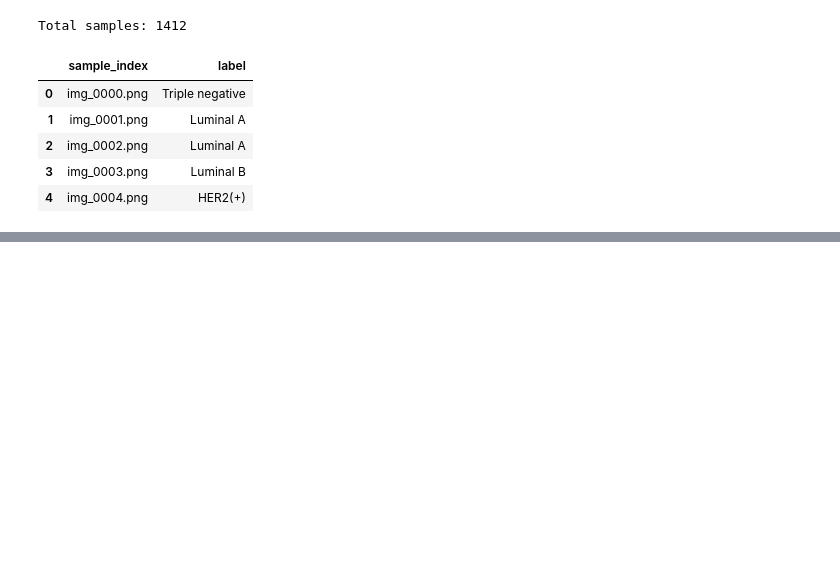
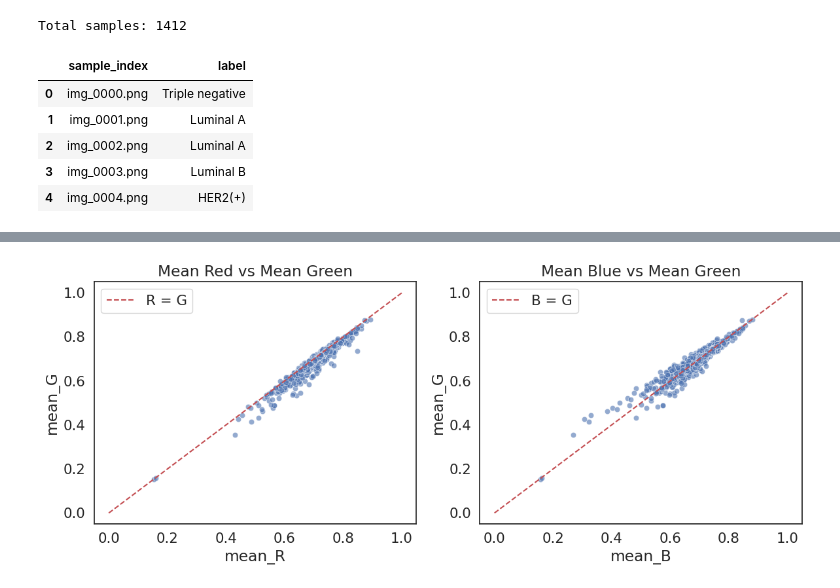
Before and after one commit to SimonePioBottaro/an2dl-challenge-2, a Jupyter notebook: dataset_cleaning.ipynb, the cells around one changed output, grey strips where cells are left out. Saved outputs shown, nothing was run; the diff lists cells and outputs as text; code cells hidden in the pictures; blank space fills up the shorter version.

```diff
--- a/dataset_cleaning.ipynb
+++ b/dataset_cleaning.ipynb
@@ -205,7 +208,7 @@ IMAGENET_MEAN = [0.485, 0.456, 0.406]
 IMAGENET_STD = [0.229, 0.224, 0.225]
 
 LABEL_MAP = {"Luminal A": 0, "Luminal B": 1, "HER2(+)": 2, "Triple negative": 3}
-IMG_RESIZE = (224, 224)
+IMG_RESIZE = (128, 128)
 input_shape = (3, *IMG_RESIZE)
 num_classes = len(LABEL_MAP)
 
@@ -412,25 +393,0 @@ Name: count, dtype: int64
-# %%
-# Image Dimension Analysis
-sizes = []
-# We'll check a subset to be fast, or all if small enough. 2366 is small enough.
-print("Analyzing image dimensions...")
-for idx, row in full_df.iterrows():
-    img_path = os.path.join(train_set_dir, row['sample_index'])
-    try:
-        with Image.open(img_path) as img:
-            sizes.append(img.size)
-    except Exception as e:
-        print(f"Error reading {img_path}: {e}")
-
-sizes_df = pd.DataFrame(sizes, columns=['Width', 'Height'])
-
-plt.figure(figsize=(10, 6))
-sns.scatterplot(data=sizes_df, x='Width', y='Height', alpha=0.5)
-plt.title("Image Dimensions Distribution")
-plt.xlabel("Width (px)")
-plt.ylabel("Height (px)")
-plt.grid(True, alpha=0.3)
-plt.show()
-
-print("Dimension Statistics:")
-print(sizes_df.describe())
@@ -517,0 +497,20 @@ visualize_masks(full_df)
+# %%
+# Visualize the relationship between Mean Red and Mean Green to spot outliers
+plt.figure(figsize=(12, 5))
+
+plt.subplot(1, 2, 1)
+sns.scatterplot(data=channel_stats_df, x="mean_R", y="mean_G", alpha=0.6)
+plt.title("Mean Red vs Mean Green")
+plt.plot([0, 1], [0, 1], 'r--', label="R = G")
+plt.legend()
+
+plt.subplot(1, 2, 2)
+sns.scatterplot(data=channel_stats_df, x="mean_B", y="mean_G", alpha=0.6)
+plt.title("Mean Blue vs Mean Green")
+plt.plot([0, 1], [0, 1], 'r--', label="B = G")
+plt.legend()
+
+plt.tight_layout()
+plt.show()
+# %% [output]
+[figure, added]
```
Also changed, not shown: parts of 16 cells of this notebook, 1 other file.
